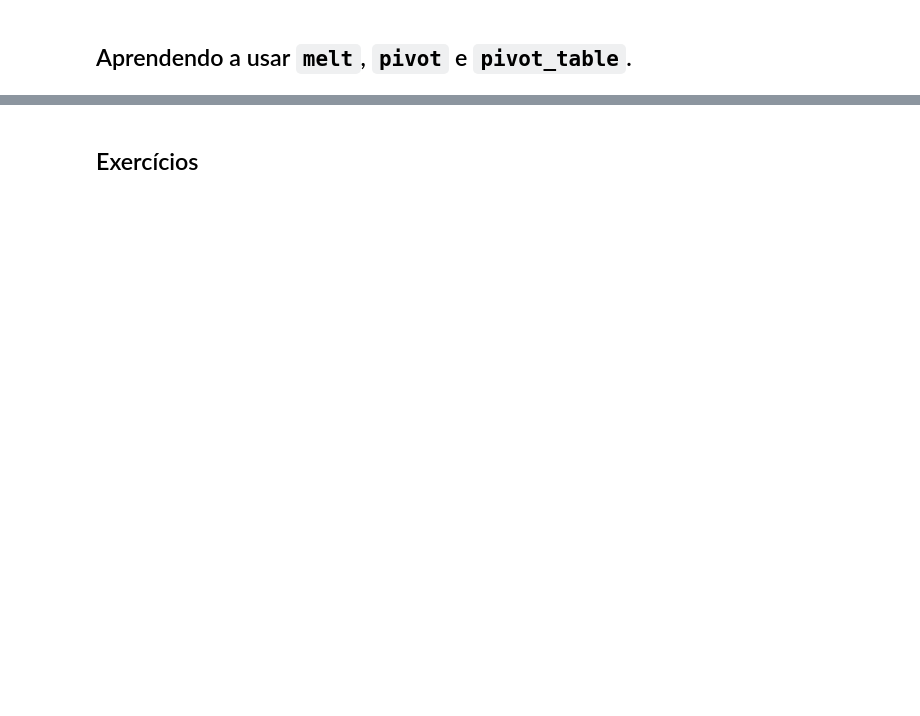
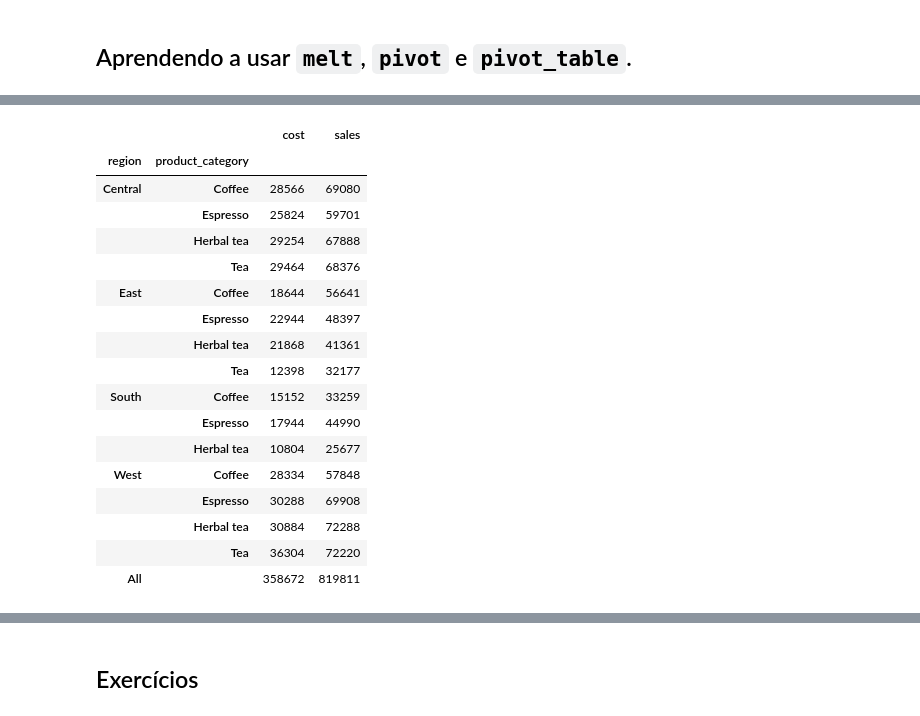
Before and after one commit to mdrs-thiago/ada-tecnicas1, a Jupyter notebook: Ada - Técnicas I - Aula 08.ipynb, the cells around one changed output, grey strips where cells are left out. Saved outputs shown, nothing was run; the diff lists cells and outputs as text; code cells hidden in the pictures; blank space fills up the shorter version.

```diff
--- a/Ada - Técnicas I - Aula 08.ipynb
+++ b/Ada - Técnicas I - Aula 08.ipynb
@@ -57,0 +118,22 @@ df_agg.pivot(index='job',columns='education',values='balance')
+# %%
+# Forma um pouco melhor...
+df.pivot_table(index=['region', 'product_category'], values=['sales', 'cost'], aggfunc='sum', margins=True)
+# %% [output]
+|  |  | cost | sales |
+| region | product_category |  |  |
+| Central | Coffee | 28566 | 69080 |
+|  | Espresso | 25824 | 59701 |
+|  | Herbal tea | 29254 | 67888 |
+|  | Tea | 29464 | 68376 |
+| East | Coffee | 18644 | 56641 |
+|  | Espresso | 22944 | 48397 |
+|  | Herbal tea | 21868 | 41361 |
+|  | Tea | 12398 | 32177 |
+| South | Coffee | 15152 | 33259 |
+|  | Espresso | 17944 | 44990 |
+|  | Herbal tea | 10804 | 25677 |
+| West | Coffee | 28334 | 57848 |
+|  | Espresso | 30288 | 69908 |
+|  | Herbal tea | 30884 | 72288 |
+|  | Tea | 36304 | 72220 |
+| All |  | 358672 | 819811 |
```
Also changed, not shown: parts of 40 cells of this notebook.
